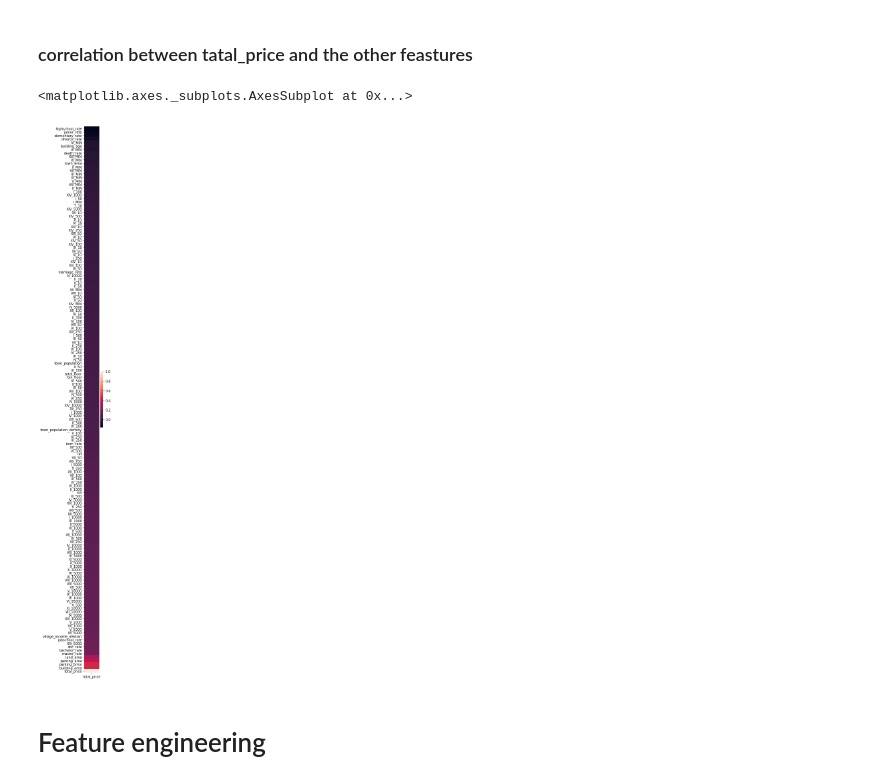
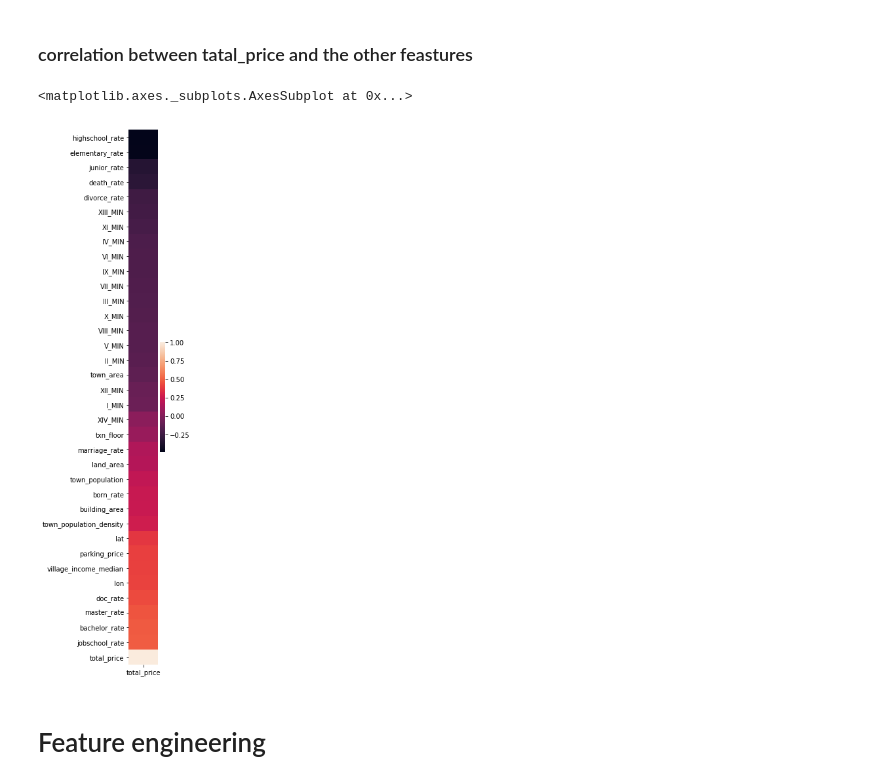
Before and after one commit to wendy5667/realestate, a Jupyter notebook: realestate.ipynb, the cells around one changed output. Saved outputs shown, nothing was run; the diff lists cells and outputs as text; code cells hidden in the pictures.

```diff
--- a/realestate.ipynb
+++ b/realestate.ipynb
@@ -119,12 +120,12 @@ sns.heatmap(corr[(corr >= 0.5) | (corr <= -0.4)],
 # %% [markdown]
 ### correlation between tatal_price and the other feastures
 # %%
-plt.figure(figsize=(1,30))
+plt.figure(figsize=(1,15))
 corr = train.corr()
-sns.heatmap(train.corr()['total_price'].sort_values().to_frame())
+sns.heatmap(train.corr()['total_price'][mask2|mask3].sort_values().to_frame())
 # %% [output]
 <matplotlib.axes._subplots.AxesSubplot at 0x...>
-[figure, old version]
+[figure, new version]
 # %% [markdown]
 # Feature engineering
 # %% [markdown]
```
Also changed, not shown: parts of 10 cells of this notebook.
